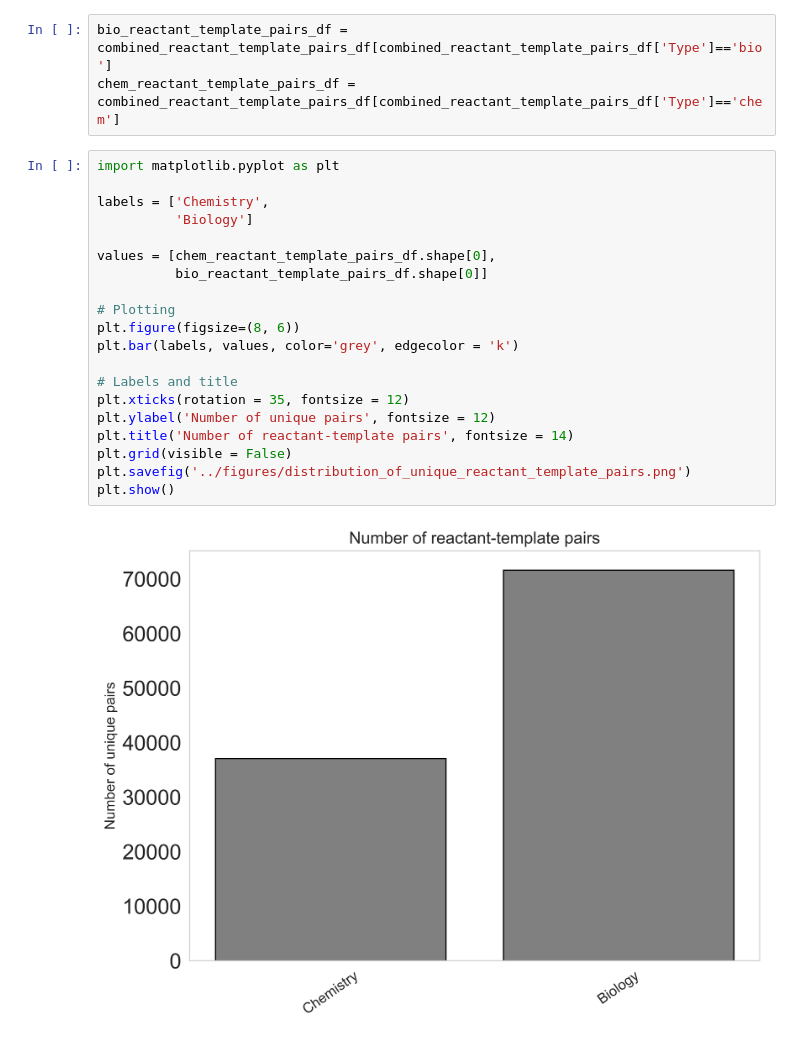
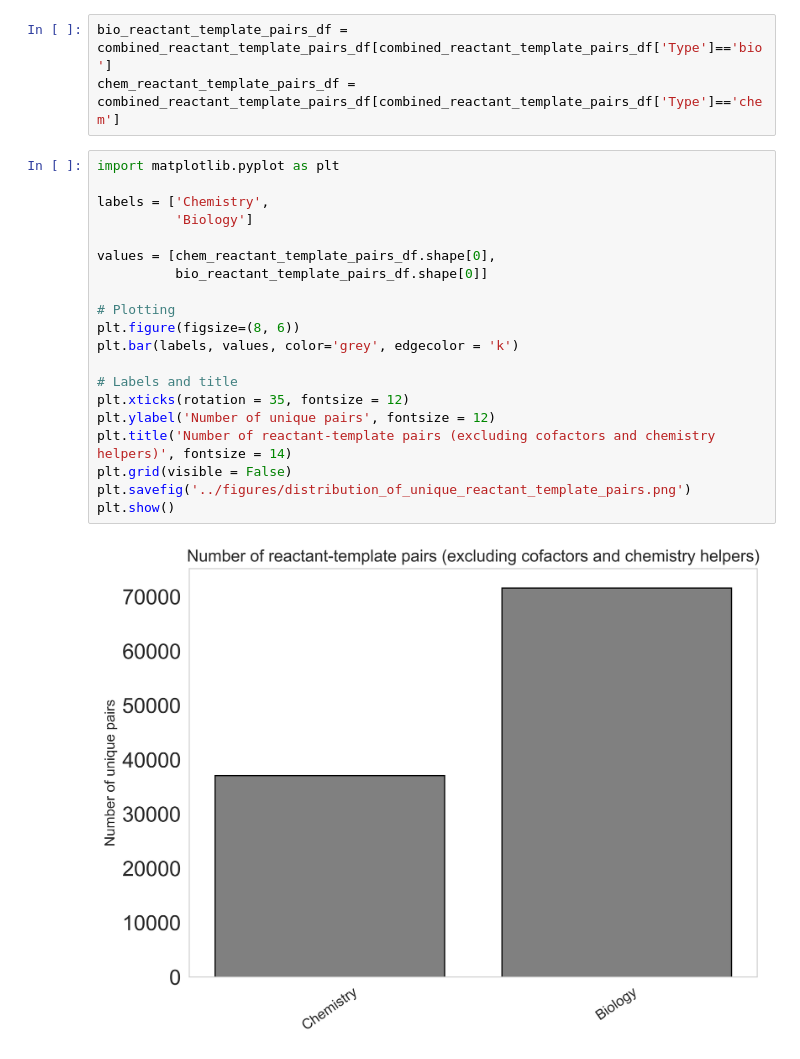
Before and after one commit to yashchainani21/RL_agents_for_retrosynthesis, a Jupyter notebook: notebooks/01_EDA_on_mapped_reactions.ipynb, the cells around one changed output. Saved outputs shown, nothing was run; the diff lists cells and outputs as text.

Commit message:
visualize bio and chem unique reactant-template pairs

```diff
--- a/notebooks/01_EDA_on_mapped_reactions.ipynb
+++ b/notebooks/01_EDA_on_mapped_reactions.ipynb
@@ -157,22 +157,22 @@ chem_reactant_template_pairs_df = combined_reactant_template_pairs_df[combined_r
 # %%
 import matplotlib.pyplot as plt
 
 labels = ['Chemistry',
           'Biology']
 
 values = [chem_reactant_template_pairs_df.shape[0],
           bio_reactant_template_pairs_df.shape[0]]
 
 # Plotting
 plt.figure(figsize=(8, 6))
 plt.bar(labels, values, color='grey', edgecolor = 'k')
 
 # Labels and title
 plt.xticks(rotation = 35, fontsize = 12)
 plt.ylabel('Number of unique pairs', fontsize = 12)
-plt.title('Number of reactant-template pairs', fontsize = 14)
+plt.title('Number of reactant-template pairs (excluding cofactors and chemistry helpers)', fontsize = 14)
 plt.grid(visible = False)
 plt.savefig('../figures/distribution_of_unique_reactant_template_pairs.png')
 plt.show()
 # %% [output]
-[figure, old version]
+[figure, new version]
```
